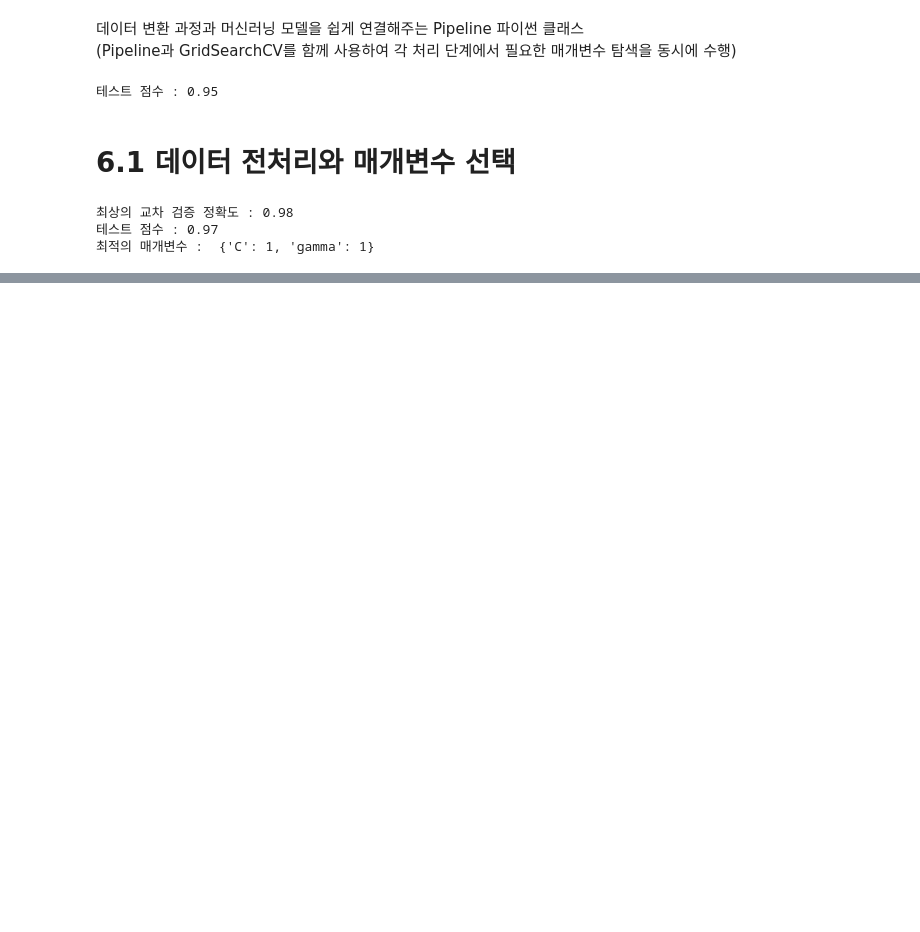
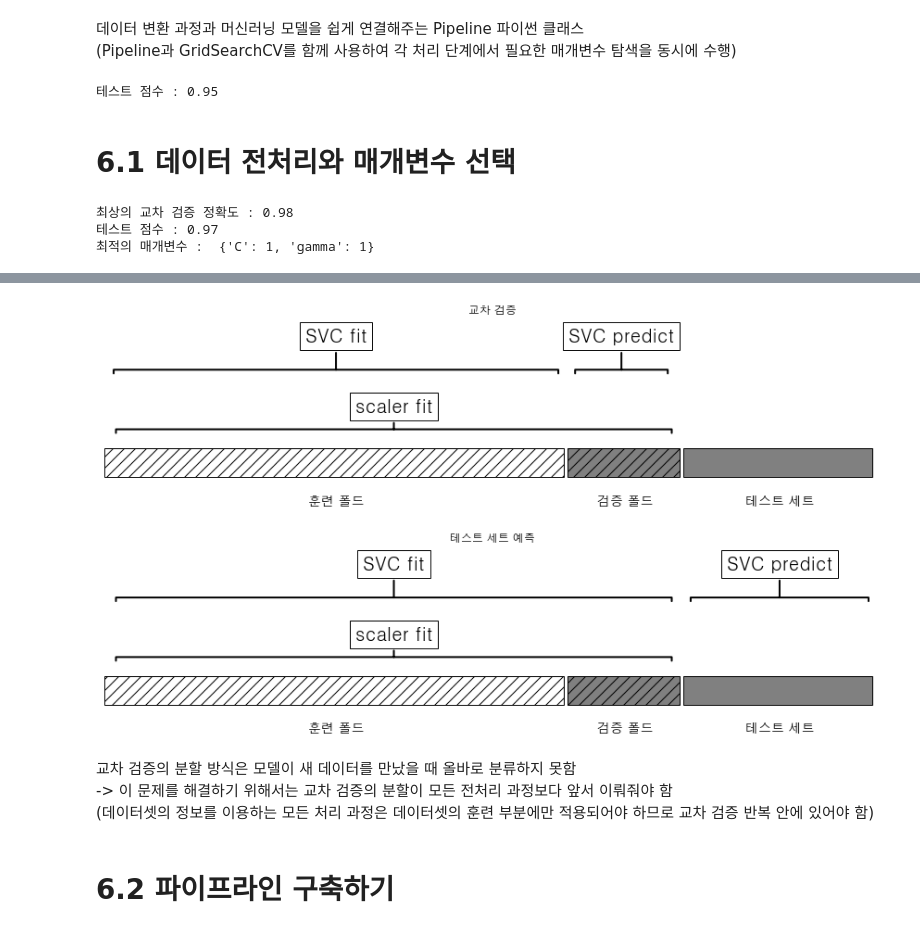
Before and after one commit to hyooo1017/Review, a Jupyter notebook: Introduction to Machine Learning with Python/6장. 알고리즘 체인과 파이프라인.ipynb, the cells around one changed output, grey strips where cells are left out. Saved outputs shown, nothing was run; the diff lists cells and outputs as text; code cells hidden in the pictures; blank space fills up the shorter version.

```diff
--- a/Introduction to Machine Learning with Python/6장. 알고리즘 체인과 파이프라인.ipynb
+++ b/Introduction to Machine Learning with Python/6장. 알고리즘 체인과 파이프라인.ipynb
@@ -83,0 +89,10 @@ print("최적의 매개변수 : ", grid.best_params_)
+# %%
+mglearn.plots.plot_improper_processing()
+# %% [output]
+[figure, added]
+# %% [markdown]
+교차 검증의 분할 방식은 모델이 새 데이터를 만났을 때 올바로 분류하지 못함
+-> 이 문제를 해결하기 위해서는 교차 검증의 분할이 모든 전처리 과정보다 앞서 이뤄줘야 함
+    (데이터셋의 정보를 이용하는 모든 처리 과정은 데이터셋의 훈련 부분에만 적용되어야 하므로 교차 검증 반복 안에 있어야 함)
+# %% [markdown]
+# 6.2 파이프라인 구축하기
```
Also changed, not shown: parts of 1 cell of this notebook.
